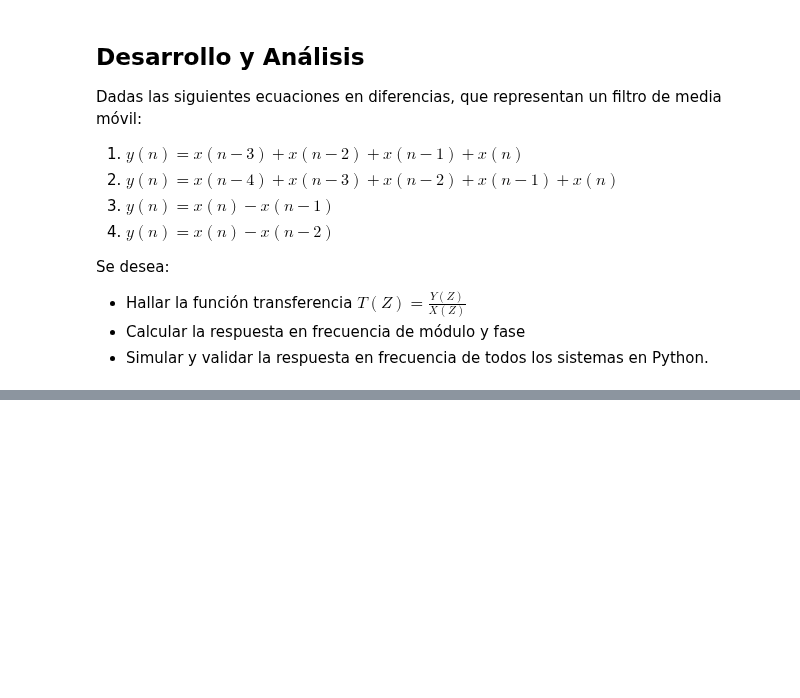
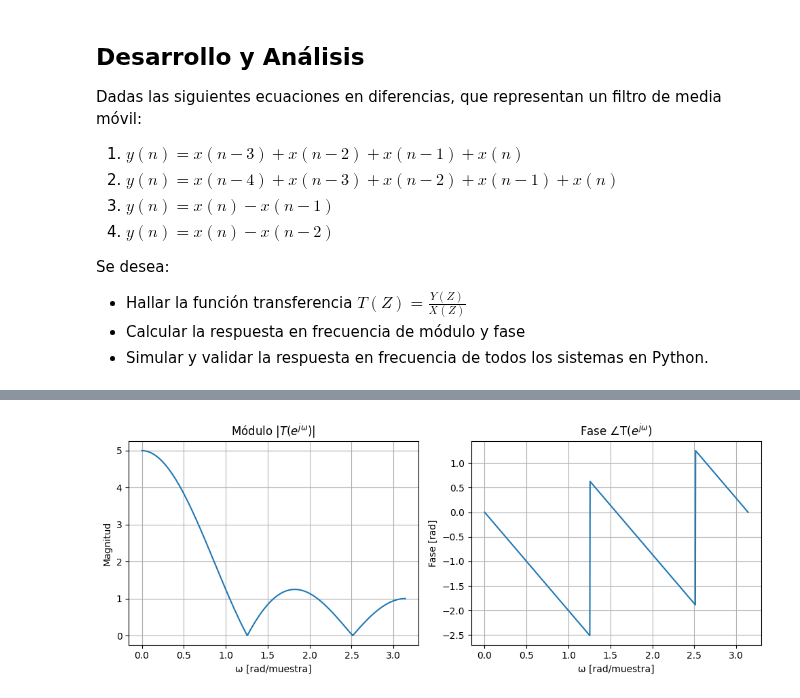
Before and after one commit to mtaranilla/APS_2025, a Jupyter notebook: TS_TARANILLA_SALGADO/TS7_TransformadaZ/TS7_TransformadaZ_RtaFrecuencia_TARANILLA_SALGADO.ipynb, the cells around one changed output, grey strips where cells are left out. Drawn from its saved outputs; the diff is of its cells as text; code cells hidden in the pictures; blank space fills up the shorter version.

```diff
--- a/TS_TARANILLA_SALGADO/TS7_TransformadaZ/TS7_TransformadaZ_RtaFrecuencia_TARANILLA_SALGADO.ipynb
+++ b/TS_TARANILLA_SALGADO/TS7_TransformadaZ/TS7_TransformadaZ_RtaFrecuencia_TARANILLA_SALGADO.ipynb
@@ -60,0 +103,27 @@ $$e^{j0}+e^{-j\Omega}+e^{-2j\Omega}+e^{-3j\Omega}+e^{-4j\Omega}$$
+# %%
+w = np.linspace(0, np.pi, 1000)
+H = np.exp(-2j*w) * (1+2*np.cos(w)+2*np.cos(2*w))
+
+mod = np.abs(H)
+phase = np.angle(H)
+
+plt.figure(figsize=(10,4))
+
+plt.subplot(1,2,1)
+plt.plot(w, mod)
+plt.title('Módulo |$T(e^{j\omega})$|')
+plt.xlabel('ω [rad/muestra]')
+plt.ylabel('Magnitud')
+plt.grid(True)
+
+plt.subplot(1,2,2)
+plt.plot(w, phase)
+plt.title('Fase ∠T($e^{j\omega})$')
+plt.xlabel('ω [rad/muestra]')
+plt.ylabel('Fase [rad]')
+plt.grid(True)
+
+plt.tight_layout()
+plt.show()
+# %% [output]
+[figure, added]
```
Also changed, not shown: parts of 8 cells of this notebook.
